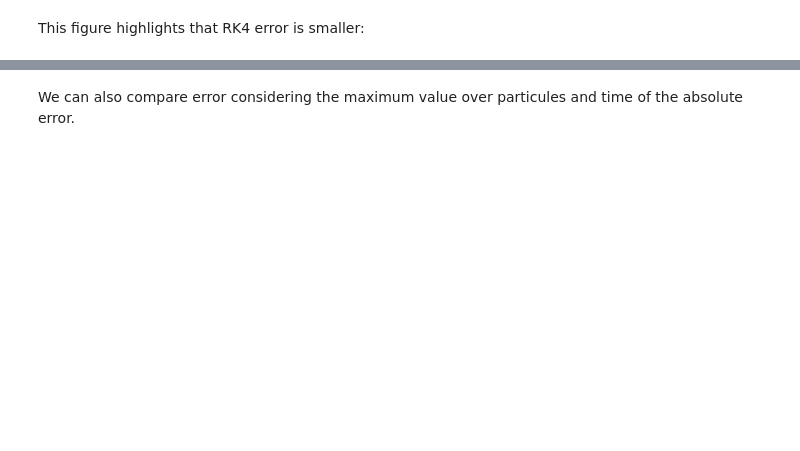
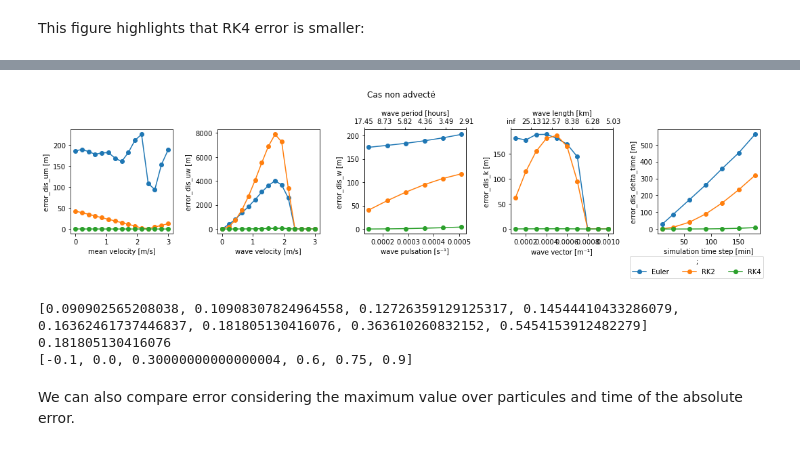
Before and after one commit to margot-demol/stage-m1, a Jupyter notebook: development/temporal_int_comparison.ipynb, the cells around one changed output, grey strips where cells are left out. Cells and saved outputs as stored; diff of their text form; code cells hidden in the pictures; blank space fills up the shorter version.

```diff
--- a/development/temporal_int_comparison.ipynb
+++ b/development/temporal_int_comparison.ipynb
@@ -247,0 +278,3 @@ plt.draw()
+# %%
+ds1=sti.dependency_ds(list_Var=Var, OT=OT, T=T, Dt=Dt, advected=0)
+ds1
@@ -248,3 +302,43 @@ plt.draw()
+# %%
+fig, axes = plt.subplots(ncols=5, figsize=(15,4))
+ds1.error_dis_um.plot(hue='int_method',marker='o',ax=axes[0],label=ds1.int_method.values)
+ds1.error_dis_uw.plot(hue='int_method',marker='o',ax=axes[1])
+
+ds1.error_dis_w.plot( hue='int_method',marker='o',ax=axes[2])
+ax2=axes[2].twiny()
+labels_w=axes[2].get_xticks()
+ax2.set_xlabel('wave period [hours]')
+ax2.set_xticklabels(np.round(2*np.pi/labels_w/3600,2))
+
+ds1.error_dis_k.plot( hue='int_method',marker='o',ax=axes[3])
+ax3=axes[3].twiny()
+labels_k=axes[3].get_xticks()
+ax3.set_xlabel('wave length [km]')
+ax3.set_xticklabels(np.round(2*np.pi/labels_k/sti.km,2))
+
+
+
+ds1.error_dis_delta_time.plot( x='delta_t_min',hue='int_method',marker='o',ax=axes[4])
+
+##Only one legend for all
+lines, labels = axes[0].get_legend_handles_labels()
+fig.legend(lines, labels, title=";",bbox_to_anchor=(1,0), loc="lower right", bbox_transform=fig.transFigure, ncol=3)
+for i in range(5):
+    axes[i].get_legend().remove()
+
+    fig.suptitle('Cas non advecté')
+plt.tight_layout(rect=[0,0.1,1,1])
+plt.draw()
+# %% [output]
+[figure, added]
+# %%
+print([w/0.0008 for w in W])
+print(sti.w2/0.0008)
+print([uw-0.1 for uw in Uw])
+# %% [output]
+[0.090902565208038, 0.10908307824964558, 0.12726359129125317, 0.14544410433286079, 0.16362461737446837, 0.181805130416076, 0.363610260832152, 0.5454153912482279]
+0.181805130416076
+[-0.1, 0.0, 0.30000000000000004, 0.6, 0.75, 0.9]
 # %% [markdown]
 We can also compare error considering the maximum value over particules and time of the absolute error.
 # %%
```
Also changed, not shown: parts of 11 cells of this notebook, 4 other files.
